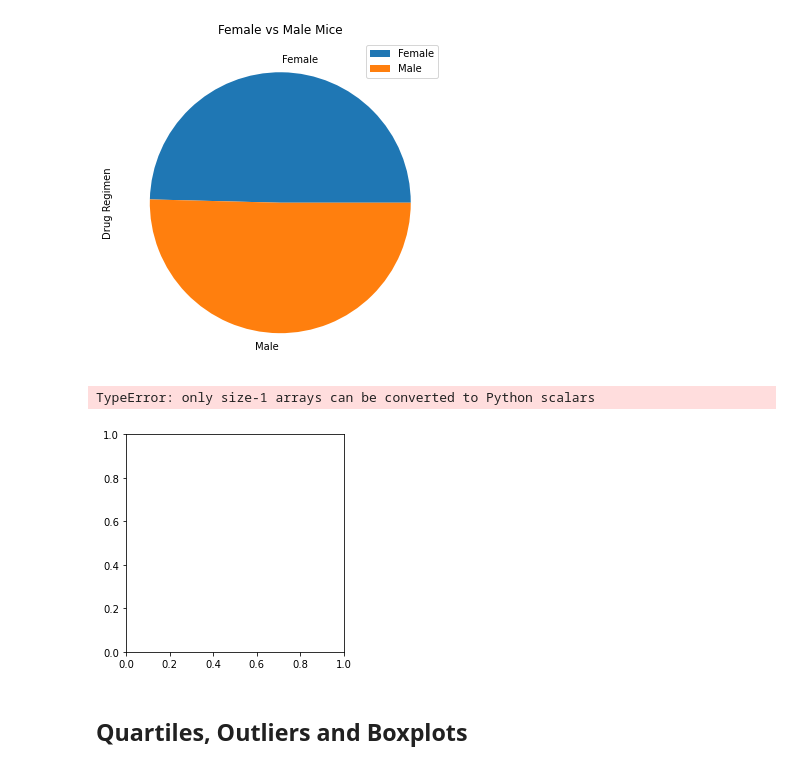
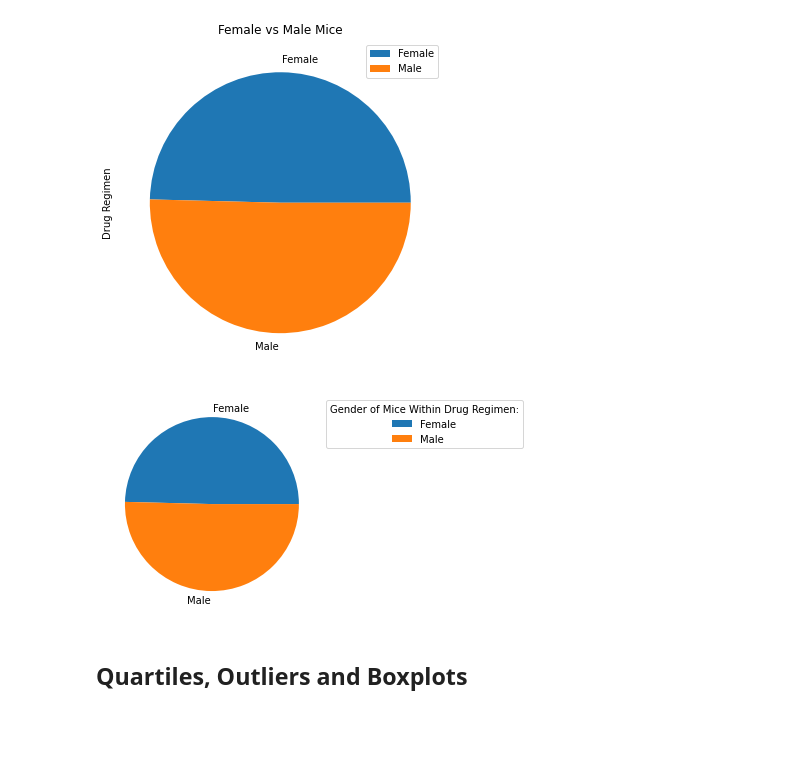
Before and after one commit to emmybsu/MatPlotLib-ECruz, a Jupyter notebook: pymaceuticals_starter-Emily Cruz2.ipynb, the cells around one changed output. Cells and saved outputs as stored; diff of their text form; code cells hidden in the pictures; blank space fills up the shorter version.

Commit message:
update pyplot pie chart

```diff
--- a/pymaceuticals_starter-Emily Cruz2.ipynb
+++ b/pymaceuticals_starter-Emily Cruz2.ipynb
@@ -245,16 +245,11 @@ plt.show()
 [figure]
 # %%
 # Generate a pie plot showing the distribution of female versus male mice using pyplot
+y=np.array([123,125])
+gender_labels = ['Female', 'Male']
+plt.pie(y, labels = gender_labels)
+plt.legend(bbox_to_anchor=(1,1),title = 'Gender of Mice Within Drug Regimen:')
 
-#gender
-#labels = gender
-fig1, ax1 = plt.subplots()
-ax1.pie(gender, labels=labels)
-ax1
-#labels
-#plt_pie_gender = gender.plt.pie(x='gender')
-# pyplot_gender = plt.pie(x='Sex')
 plt.show()
 # %% [output]
-TypeError: only size-1 arrays can be converted to Python scalars
-[figure, old version]
+[figure, new version]
```
Also changed, not shown: parts of 1 cell of this notebook.
